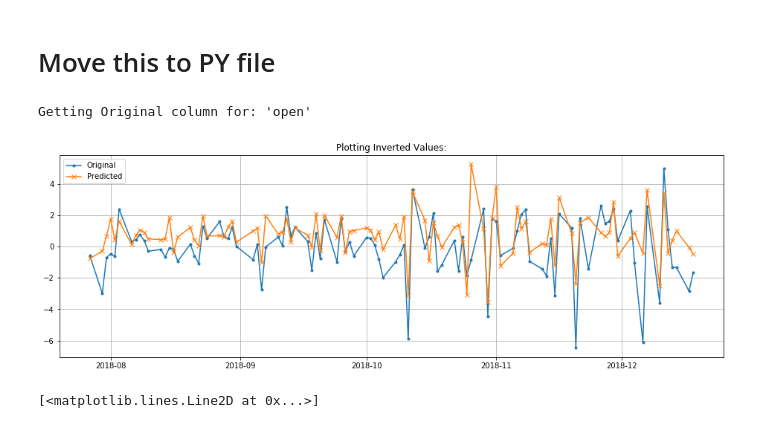
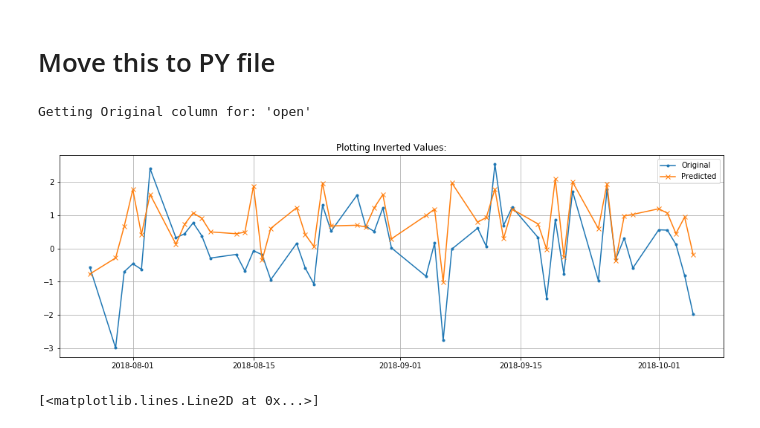
Before and after one commit to sada-narayanappa/NNBook, a Jupyter notebook: notebooks/NNetworks/LSTM/02_Use_Utils.ipynb, the cells around one changed output. Cells and saved outputs as stored; diff of their text form; code cells hidden in the pictures.

```diff
--- a/notebooks/NNetworks/LSTM/02_Use_Utils.ipynb
+++ b/notebooks/NNetworks/LSTM/02_Use_Utils.ipynb
@@ -145,13 +146,13 @@ yy, yh, mse = ccallbacks.plot1(mcpoint.filepath, valg2, 0, idx=0, n=-400, howman
 # %%
 import utils2
 
 #yh = ccallbacks.predict(modelFile, valg2, model)
 yidf = utils2.reconstructOrig(conf, unnormdf, yh, ouputs)
 
-utils2.plotInverted(conf, yh, unnormdf, s=-400, howmany=100)
+utils2.plotInverted(conf, yh, unnormdf, s=-400, howmany=50)
 # %% [output]
 Getting Original column for: 'open'
-[figure, old version]
+[figure, new version]
 # %%
 #Lets plot the original values and see how it looks
 yidf
```
Also changed, not shown: parts of 1 cell of this notebook, 1 other file.
